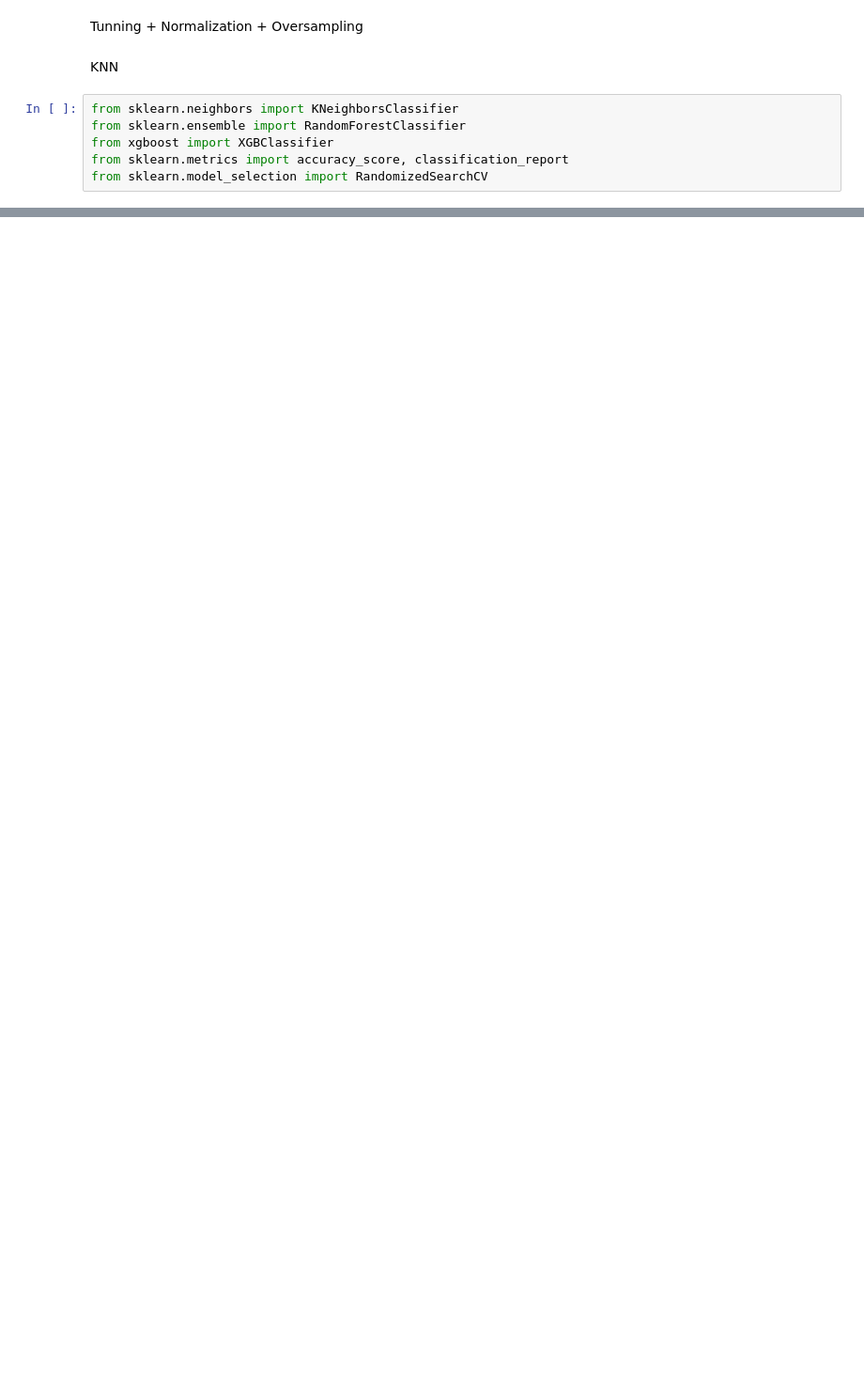
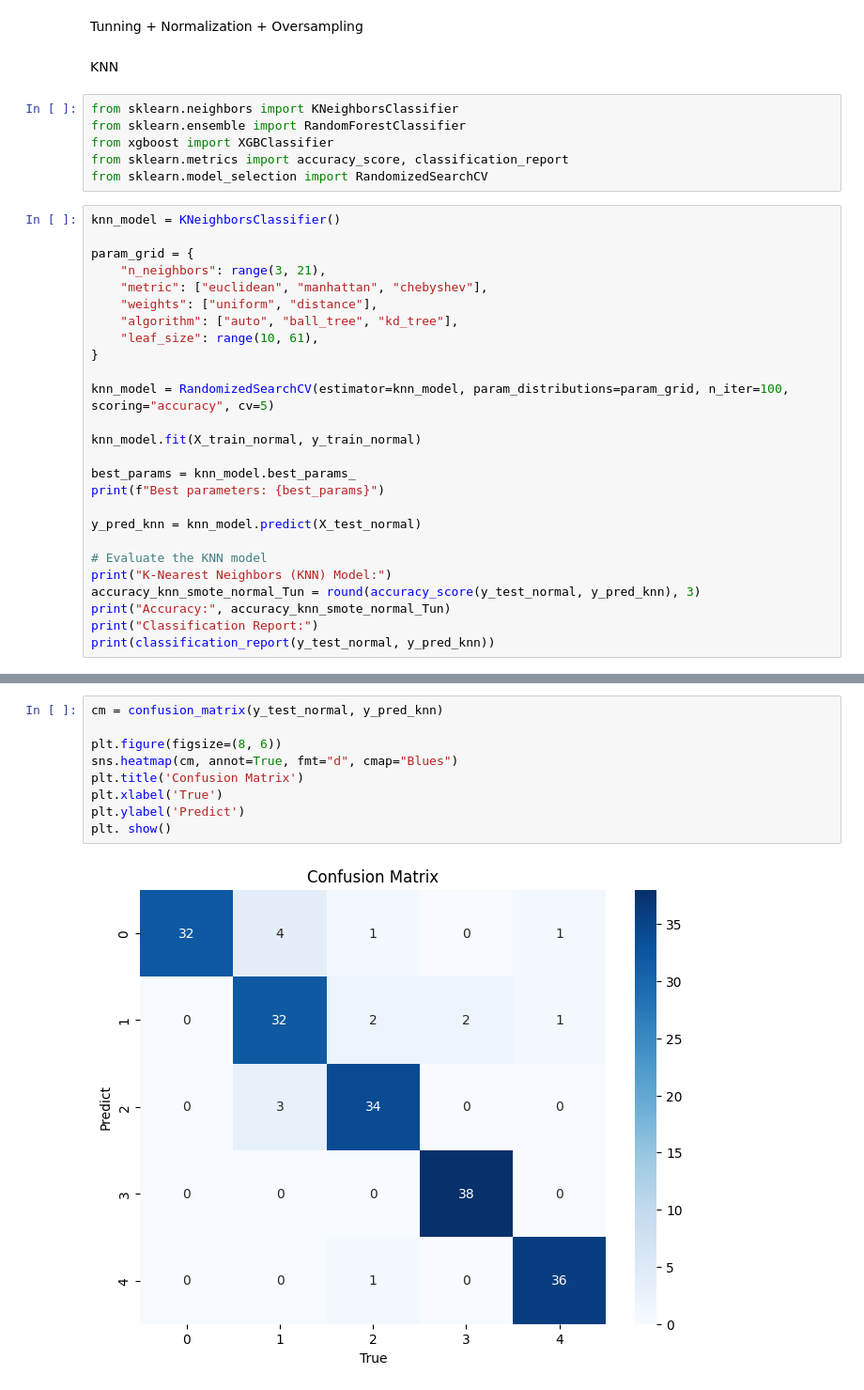
Before and after one commit to widhofaisal/learn-data-science, a Jupyter notebook: hungarian-data.ipynb, the cells around one changed output, grey strips where cells are left out. Shown at 94% size. Saved outputs shown, nothing was run; the diff lists cells and outputs as text; blank space fills up the shorter version.

```diff
--- a/hungarian-data.ipynb
+++ b/hungarian-data.ipynb
@@ -880,3 +880,29 @@ from sklearn.ensemble import RandomForestClassifier
 from xgboost import XGBClassifier
 from sklearn.metrics import accuracy_score, classification_report
 from sklearn.model_selection import RandomizedSearchCV
+# %%
+knn_model = KNeighborsClassifier()
+
+param_grid = {
+    "n_neighbors": range(3, 21),
+    "metric": ["euclidean", "manhattan", "chebyshev"],
+    "weights": ["uniform", "distance"],
+    "algorithm": ["auto", "ball_tree", "kd_tree"],
+    "leaf_size": range(10, 61),
+}
+
+knn_model = RandomizedSearchCV(estimator=knn_model, param_distributions=param_grid, n_iter=100, scoring="accuracy", cv=5)
+
+knn_model.fit(X_train_normal, y_train_normal)
+
+best_params = knn_model.best_params_
+print(f"Best parameters: {best_params}")
+
+y_pred_knn = knn_model.predict(X_test_normal)
+
+# Evaluate the KNN model
+print("K-Nearest Neighbors (KNN) Model:")
+accuracy_knn_smote_normal_Tun = round(accuracy_score(y_test_normal, y_pred_knn), 3)
+print("Accuracy:", accuracy_knn_smote_normal_Tun)
+print("Classification Report:")
+print(classification_report(y_test_normal, y_pred_knn))
@@ -882,0 +929,11 @@ from sklearn.model_selection import RandomizedSearchCV
+# %%
+cm = confusion_matrix(y_test_normal, y_pred_knn)
+
+plt.figure(figsize=(8, 6))
+sns.heatmap(cm, annot=True, fmt="d", cmap="Blues")
+plt.title('Confusion Matrix')
+plt.xlabel('True')
+plt.ylabel('Predict')
+plt. show()
+# %% [output]
+[figure, added]
```
Also changed, not shown: parts of 23 cells of this notebook.
